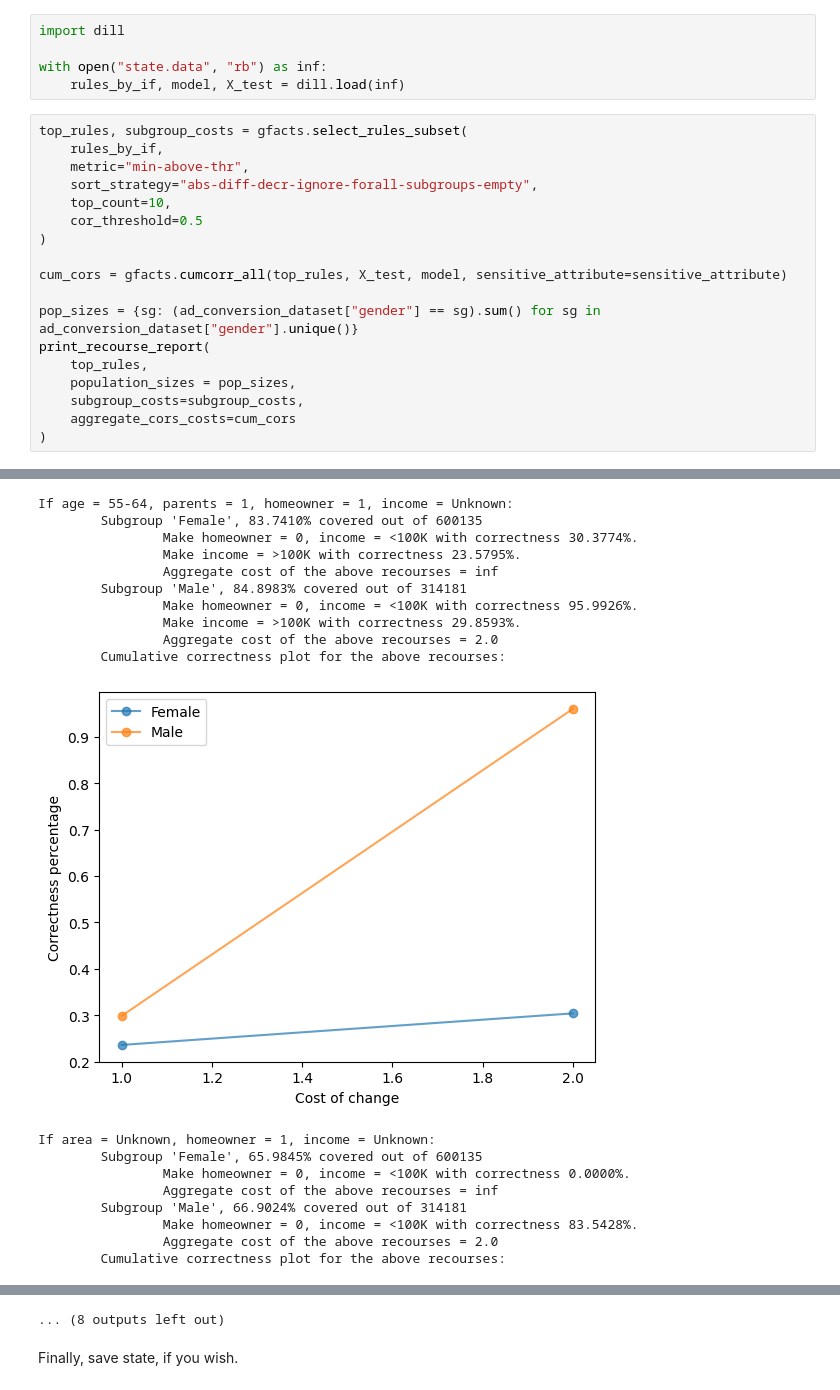
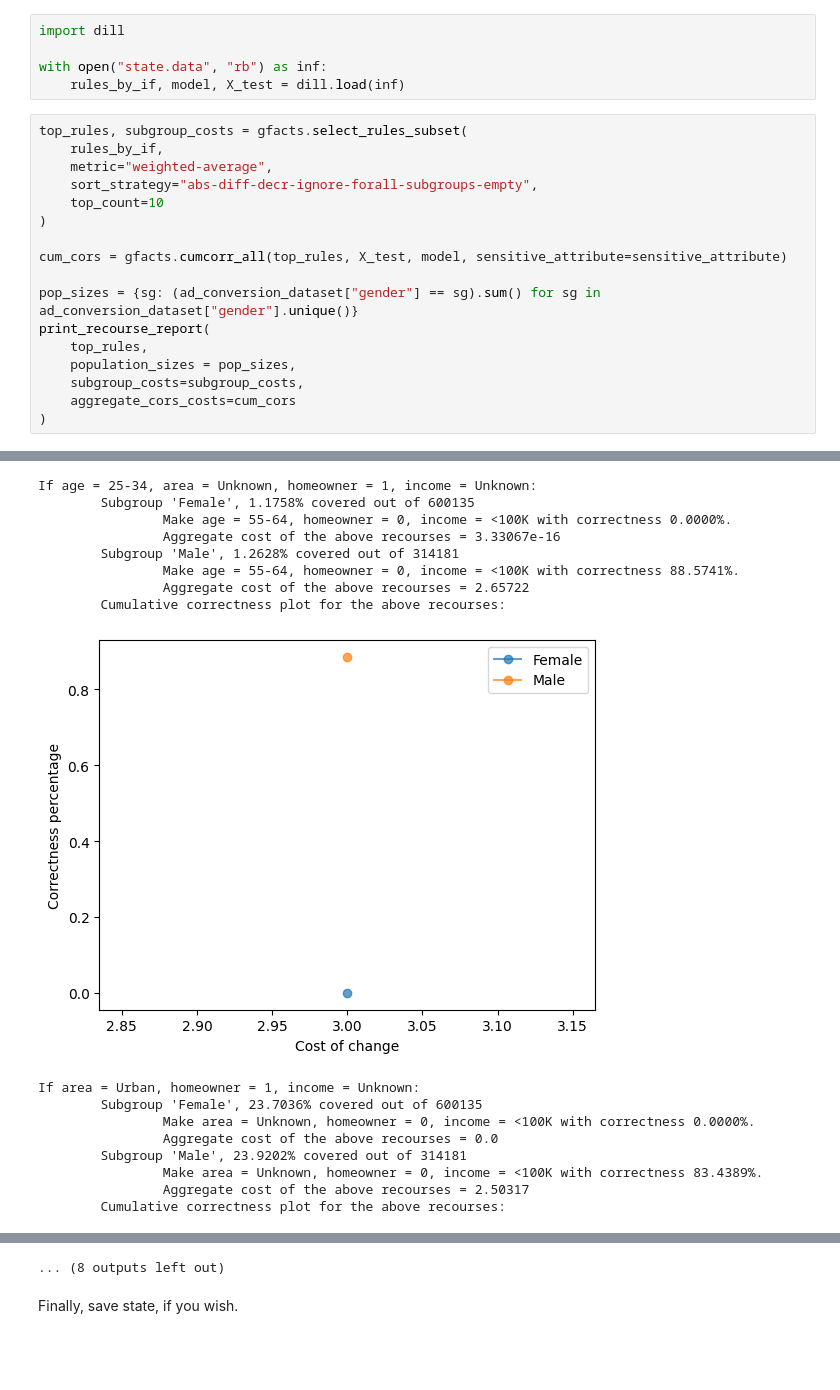
Before and after one commit to AutoFairAthenaRC/FACTS, a Jupyter notebook: gfacts/Ad Campaign Dataset.ipynb, the cells around one changed output, grey strips where cells are left out. Saved outputs shown, nothing was run; the diff lists cells and outputs as text; blank space fills up the shorter version.

Commit message:
make thens below threshold not show in (almost) all notebooks

```diff
--- a/gfacts/Ad Campaign Dataset.ipynb
+++ b/gfacts/Ad Campaign Dataset.ipynb
@@ -394,10 +394,9 @@ with open("state.data", "rb") as inf:
 # %%
 top_rules, subgroup_costs = gfacts.select_rules_subset(
     rules_by_if,
-    metric="min-above-thr",
+    metric="weighted-average",
     sort_strategy="abs-diff-decr-ignore-forall-subgroups-empty",
-    top_count=10,
-    cor_threshold=0.5
+    top_count=10
 )
 
 cum_cors = gfacts.cumcorr_all(top_rules, X_test, model, sensitive_attribute=sensitive_attribute)
@@ -424,19 +421,17 @@ If parents = 1, homeowner = 1, income = Unknown:
-If age = 55-64, parents = 1, homeowner = 1, income = Unknown:
-        Subgroup 'Female', 83.7410% covered out of 600135
-                Make homeowner = 0, income = <100K with correctness 30.3774%.
-                Make income = >100K with correctness 23.5795%.
-                Aggregate cost of the above recourses = inf
-        Subgroup 'Male', 84.8983% covered out of 314181
-                Make homeowner = 0, income = <100K with correctness 95.9926%.
-                Make income = >100K with correctness 29.8593%.
-                Aggregate cost of the above recourses = 2.0
+If age = 25-34, area = Unknown, homeowner = 1, income = Unknown:
+        Subgroup 'Female', 1.1758% covered out of 600135
+                Make age = 55-64, homeowner = 0, income = <100K with correctness 0.0000%.
+                Aggregate cost of the above recourses = 3.33067e-16
+        Subgroup 'Male', 1.2628% covered out of 314181
+                Make age = 55-64, homeowner = 0, income = <100K with correctness 88.5741%.
+                Aggregate cost of the above recourses = 2.65722
         Cumulative correctness plot for the above recourses:
-[figure, old version]
+[figure, new version]
-If area = Unknown, homeowner = 1, income = Unknown:
-        Subgroup 'Female', 65.9845% covered out of 600135
-                Make homeowner = 0, income = <100K with correctness 0.0000%.
-                Aggregate cost of the above recourses = inf
-        Subgroup 'Male', 66.9024% covered out of 314181
-                Make homeowner = 0, income = <100K with correctness 83.5428%.
-                Aggregate cost of the above recourses = 2.0
+If area = Urban, homeowner = 1, income = Unknown:
+        Subgroup 'Female', 23.7036% covered out of 600135
+                Make area = Unknown, homeowner = 0, income = <100K with correctness 0.0000%.
+                Aggregate cost of the above recourses = 0.0
+        Subgroup 'Male', 23.9202% covered out of 314181
+                Make area = Unknown, homeowner = 0, income = <100K with correctness 83.4389%.
+                Aggregate cost of the above recourses = 2.50317
         Cumulative correctness plot for the above recourses:
```
Also changed, not shown: parts of 10 cells of this notebook, 4 other files.
